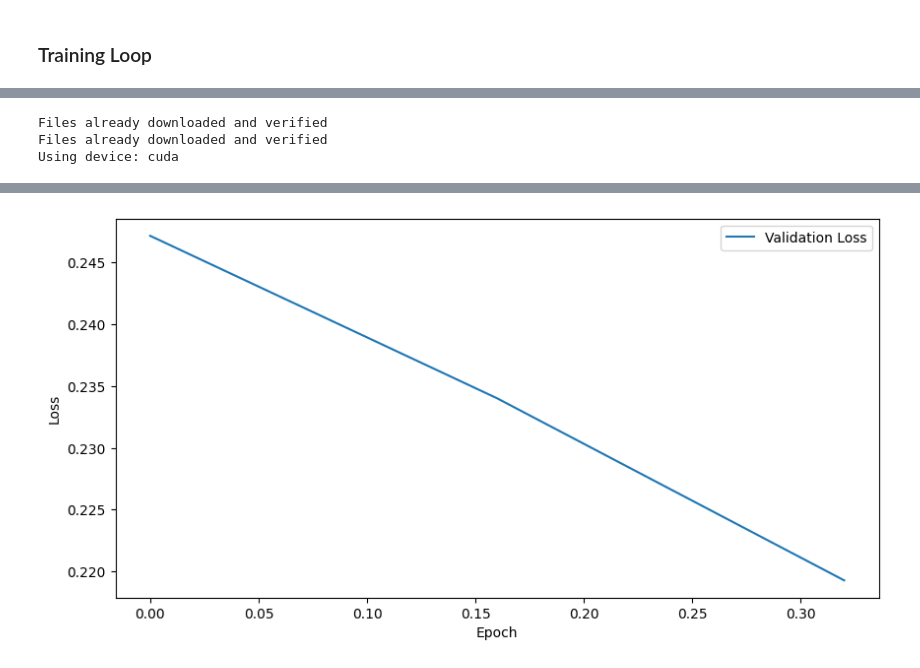
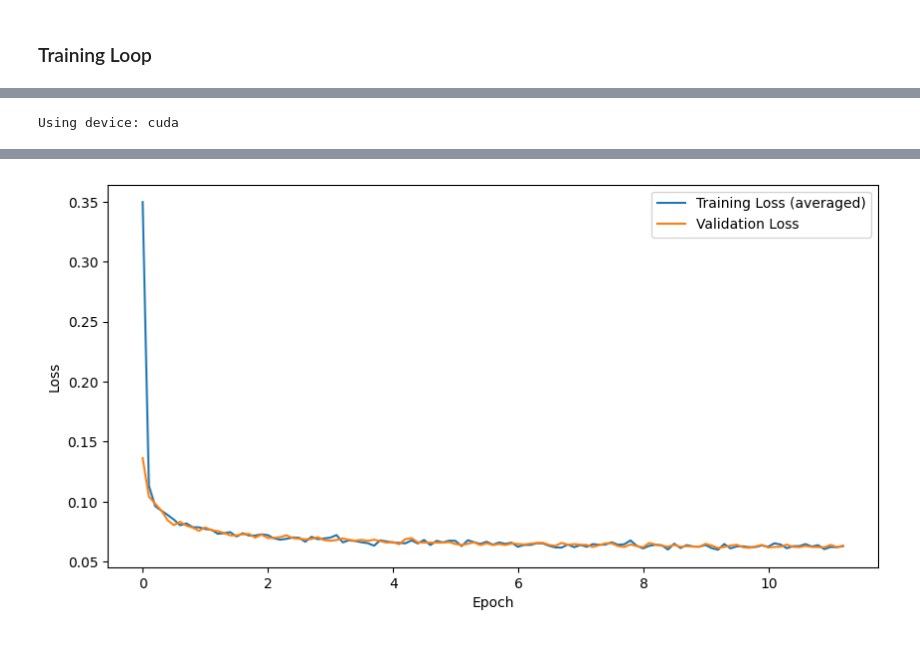
Before and after one commit to Nasotro/Diffusion-Implementation, a Jupyter notebook: v3.ipynb, the cells around one changed output, grey strips where cells are left out. Cells and saved outputs as stored; diff of their text form; code cells hidden in the pictures.

```diff
--- a/v3.ipynb
+++ b/v3.ipynb
@@ -33,3 +58,17 @@ class CFG:
+# %%
+class NoiseDataset():
+    def __init__(self, imgs_dataset, noise_schedule = None):
+        self.imgs_dataset = imgs_dataset
+        self.noise_schedule = noise_schedule if noise_schedule else CosineNoiseAdder()
+
+    def __getitem__(self, idx):
+        img, label = self.imgs_dataset[idx]
+        t = torch.randint(self.noise_schedule.T, (1, )).squeeze()
+        noisy_img, noise = self.noise_schedule.image_at_time_step(img, t)
+        return noisy_img, noise, t, label
+
+    def __len__(self):
+        return len(self.imgs_dataset)
 # %% [markdown]
 ## Training
 # %% [markdown]
@@ -64,36 +176,4 @@ def eval_model(model:nn.Module, _test_loader, criterion, device):
 # %%
-# hyperparameters
-
-n_epochs = 10
-batch_size = 16
-lr = 1e-3
-max_time_steps = 200
-eval_every = 500
-patience = 1000
-
-# model creation
-net = Unet(64, depth=3, time_embed_dim=32, label_emb_dim=32,
-           num_label=10, initial_channels=3, conv_layers=2)
-net.apply(init_weights)
-
-# dataset creation
-CosineNoise = CosineNoiseAdder(max_time_steps)
-train = NoiseDataset(CIFAR10_Dataset(), CosineNoise)
-test = NoiseDataset(CIFAR10_Dataset('test'), CosineNoise)
-train_loader = DataLoader(train, shuffle=True, batch_size=batch_size)
-test_loader = DataLoader(test, shuffle=False, batch_size=batch_size)
-
-# loss and optimizer
-criterion = nn.MSELoss()
-optimizer = torch.optim.AdamW(net.parameters(), lr=lr)
-# scheduler = torch.optim.lr_scheduler.StepLR(optimizer, step_size=1,  gamma=0.316)
-scheduler = torch.optim.lr_scheduler.CosineAnnealingLR(
-    optimizer, T_max=n_epochs * len(train_loader), eta_min=1e-5)
-# scheduler = torch.optim.lr_scheduler.ReduceLROnPlateau(optimizer, 'min', factor=0.5, patience=50, min_lr=1e-4)
-
-device = torch.device('cuda' if torch.cuda.is_available() else 'cpu')
-print(f"Using device: {device}")
-net.to(device)
 
 # keep track of the loss
 train_losses = []
@@ -101,10 +181,11 @@ val_losses = []
 best_loss = np.inf
 best_loss_i = 0
 stoping = False
+eval_every = len(train_loader) // 10
 
+net.train()
 # training loop
 for epoch in range(n_epochs):
-    net.train()
     train_loader_tqdm = tqdm(train_loader, desc=f'Epoch {epoch+1}/{n_epochs}', leave=True)
     for i, batch in enumerate(train_loader_tqdm):
         noisy_imgs, noises, time_steps, labels = batch
@@ -114,7 +195,7 @@ for epoch in range(n_epochs):
 
         optimizer.zero_grad()
 
-        predicted_noise = net(noisy_imgs, time_steps, labels)
+        predicted_noise = net(noisy_imgs, time_steps, labels, verbose=False)
         loss = criterion(predicted_noise, noises)
 
         loss.backward()
@@ -128,17 +209,16 @@ for epoch in range(n_epochs):
             val_loss = eval_model(net, test_loader, criterion, device)
             val_losses.append(val_loss)
             # print(f'Epoch [{epoch+1}/{n_epochs}], Step [{i}/{len(train_loader)}], Loss: {loss.item():.4f}, Val Loss: {val_loss:.4f}, lr: {scheduler.get_last_lr()[0]}')
-            best_loss = min(best_loss, val_loss)
-            train_loader_tqdm.set_postfix({'Loss': loss.item(), 'Best Val Loss':best_loss, 'Val Loss': val_loss, 'lr': scheduler.get_last_lr()[0]})
+            train_loader_tqdm.set_postfix({'Loss': loss.item(), 'Val Loss': val_loss, 'lr': scheduler.get_last_lr()[0]})
+
 
             if val_loss < best_loss:
                 best_loss = val_loss
                 best_loss_i = epoch * len(train_loader) + i
-                torch.save(net.state_dict(), 'best_model_CIFAR.pth')
+                torch.save(net.state_dict(), 'best_model_MNIST.pth')
 
             if epoch * len(train_loader) + i - best_loss_i > patience:
-                print("Stopping early, best loss was at epoch", best_loss_i)
-                print("Best loss:", best_loss)
+                print("Stopping early")
                 stoping = True
                 break
 
@@ -147,20 +227,20 @@ for epoch in range(n_epochs):
 
         # break
         scheduler.step()
-
+        # train_loader_tqdm.set_postfix({'Loss': loss.item(), 'Val Loss': val_loss, 'lr': scheduler.get_last_lr()[0]})
+    # if epoch % 4 == 0:
+    #     scheduler.step()
     if stoping:
         break
     # break
 
 plt.figure(figsize=(10, 5))
-# plt.plot(train_losses, label='Training Loss')
-plt.plot(np.arange(0, len(val_losses)) * eval_every /
-         len(train_loader), val_losses, label='Validation Loss')
+train_losses_resized = [np.mean(train_losses[i * eval_every:(i + 1) * eval_every]) for i in range(len(val_losses))]
+plt.plot(np.arange(0, len(train_losses_resized)) * eval_every / len(train_loader), train_losses_resized, label='Training Loss (averaged)')
+plt.plot(np.arange(0, len(val_losses)) * eval_every / len(train_loader), val_losses, label='Validation Loss')
 plt.xlabel('Epoch')
 plt.ylabel('Loss')
 plt.legend()
 plt.show()
 # %% [output]
-Files already downloaded and verified
-Files already downloaded and verified
 Using device: cuda
@@ -169,2 +248,2 @@ Best loss: 0.21928628766536712
-[figure, old version]
+[figure, new version]
 # %%
```
Also changed, not shown: parts of 10 cells of this notebook, 4 other files.
